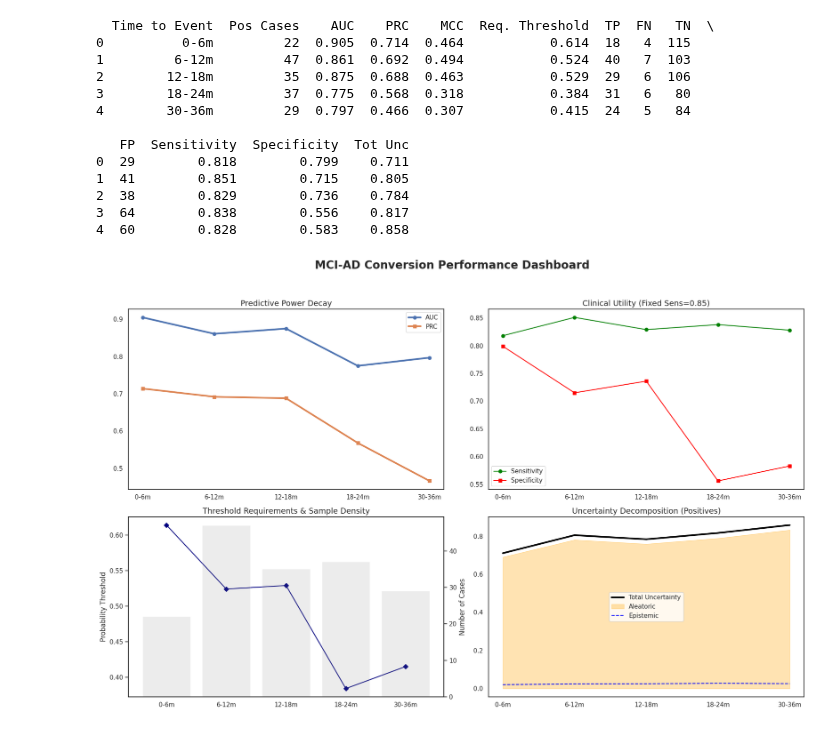
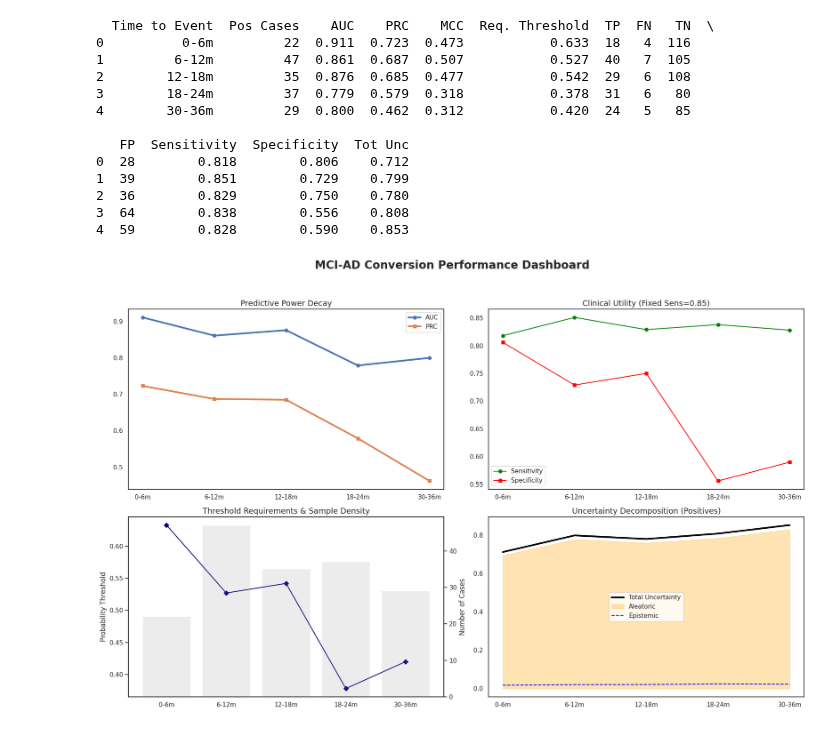
Before and after one commit to endrwalter/uncertainty_ml, a Jupyter notebook: code_evaluate_adni/tte_bl_ensemble_evaluation_36m.ipynb, the cells around one changed output. Cells and saved outputs as stored; diff of their text form; code cells hidden in the pictures.

```diff
--- a/code_evaluate_adni/tte_bl_ensemble_evaluation_36m.ipynb
+++ b/code_evaluate_adni/tte_bl_ensemble_evaluation_36m.ipynb
@@ -1,22 +1,22 @@
 # %%
 from lib.u_functions import run_tte_evaluation, plot_comprehensive_dashboard
 
-eval_df, df_results = run_tte_evaluation('../results/classification/mci_ad_conversion/label/aggregated/patient_mean_probs_label_mci_ad_conversion_model.csv',
+eval_df, df_results = run_tte_evaluation('../results/classification/mci_ad_conversion/label_bl_36m/aggregated/patient_mean_probs_label_bl_36m_mci_ad_conversion_model.csv',
     '../data/adni/adni_baseline_only_36m.csv')
 print(df_results)
 plot_comprehensive_dashboard(df_results, eval_df)
 # %% [output]
   Time to Event  Pos Cases    AUC    PRC    MCC  Req. Threshold  TP  FN   TN  \
-0          0-6m         22  0.905  0.714  0.464           0.614  18   4  115
-1         6-12m         47  0.861  0.692  0.494           0.524  40   7  103
-2        12-18m         35  0.875  0.688  0.463           0.529  29   6  106
-3        18-24m         37  0.775  0.568  0.318           0.384  31   6   80
-4        30-36m         29  0.797  0.466  0.307           0.415  24   5   84
+0          0-6m         22  0.911  0.723  0.473           0.633  18   4  116
+1         6-12m         47  0.861  0.687  0.507           0.527  40   7  105
+2        12-18m         35  0.876  0.685  0.477           0.542  29   6  108
+3        18-24m         37  0.779  0.579  0.318           0.378  31   6   80
+4        30-36m         29  0.800  0.462  0.312           0.420  24   5   85
 
    FP  Sensitivity  Specificity  Tot Unc
-0  29        0.818        0.799    0.711
-1  41        0.851        0.715    0.805
-2  38        0.829        0.736    0.784
-3  64        0.838        0.556    0.817
-4  60        0.828        0.583    0.858
+0  28        0.818        0.806    0.712
+1  39        0.851        0.729    0.799
+2  36        0.829        0.750    0.780
+3  64        0.838        0.556    0.808
+4  59        0.828        0.590    0.853
-[figure, old version]
+[figure, new version]
```
Also changed, not shown: 2 other files.
